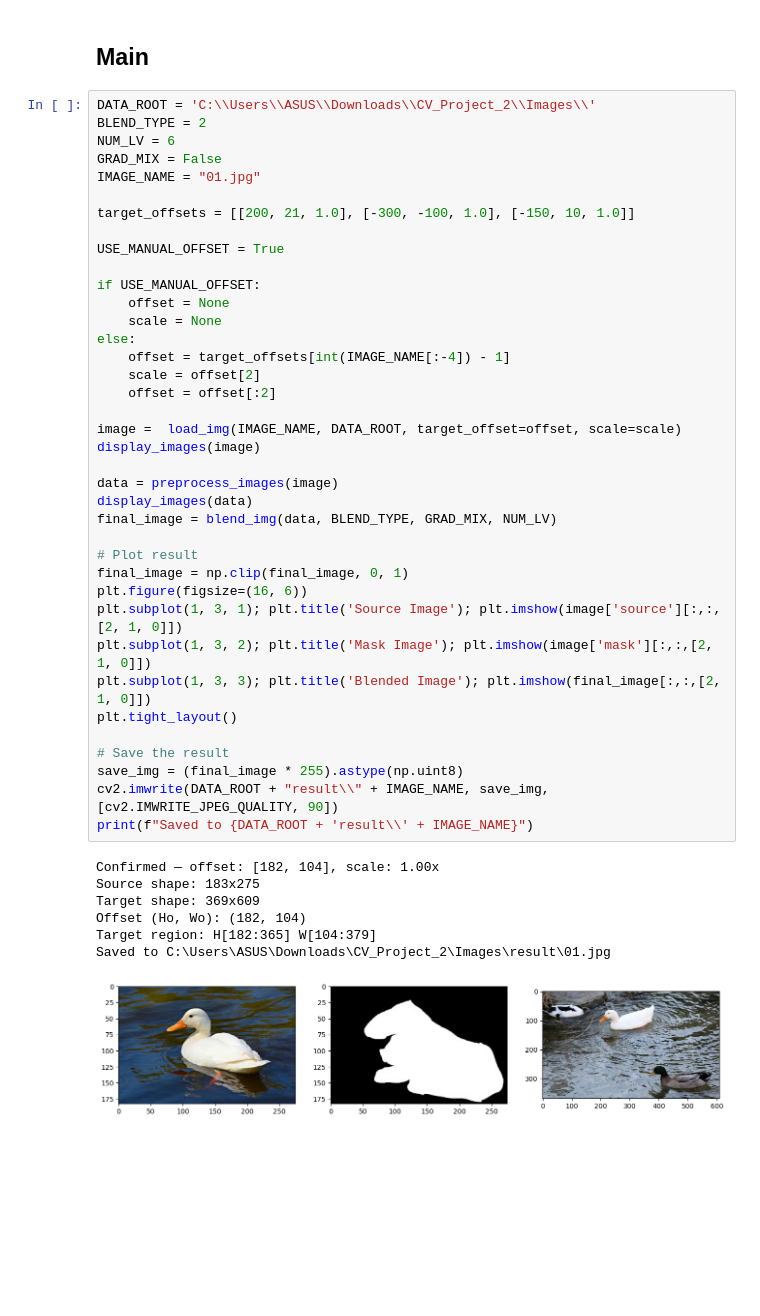
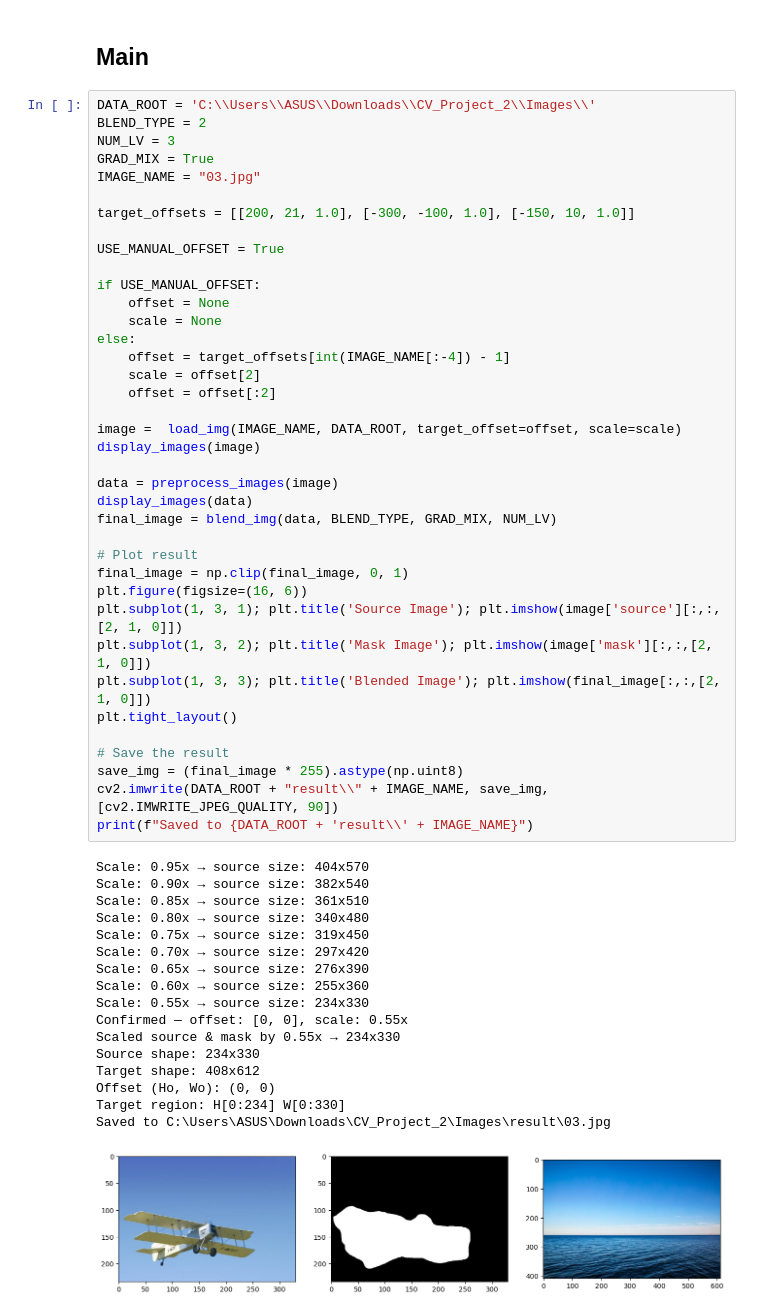
Before and after one commit to CaPPok/CV_Project_2, a Jupyter notebook: SourceCode/module1.ipynb, the cells around one changed output. Saved outputs shown, nothing was run; the diff lists cells and outputs as text; blank space fills up the shorter version.

```diff
--- a/SourceCode/module1.ipynb
+++ b/SourceCode/module1.ipynb
@@ -496,46 +496,56 @@ def blend_img(data, BLEND_TYPE, GRAD_MIX = False, NUM_LV = 6):
 # %%
 DATA_ROOT = 'C:\\Users\\ASUS\\Downloads\\CV_Project_2\\Images\\'
 BLEND_TYPE = 2
-NUM_LV = 6
-GRAD_MIX = False
-IMAGE_NAME = "01.jpg"
+NUM_LV = 3
+GRAD_MIX = True
+IMAGE_NAME = "03.jpg"
 
 target_offsets = [[200, 21, 1.0], [-300, -100, 1.0], [-150, 10, 1.0]]
 
 USE_MANUAL_OFFSET = True
 
 if USE_MANUAL_OFFSET:
     offset = None
     scale = None
 else:
     offset = target_offsets[int(IMAGE_NAME[:-4]) - 1]
     scale = offset[2]
     offset = offset[:2]
 
 image =  load_img(IMAGE_NAME, DATA_ROOT, target_offset=offset, scale=scale)
 display_images(image)
 
 data = preprocess_images(image)
 display_images(data)
 final_image = blend_img(data, BLEND_TYPE, GRAD_MIX, NUM_LV)
 
 # Plot result
 final_image = np.clip(final_image, 0, 1)
 plt.figure(figsize=(16, 6))
 plt.subplot(1, 3, 1); plt.title('Source Image'); plt.imshow(image['source'][:,:,[2, 1, 0]])
 plt.subplot(1, 3, 2); plt.title('Mask Image'); plt.imshow(image['mask'][:,:,[2, 1, 0]])
 plt.subplot(1, 3, 3); plt.title('Blended Image'); plt.imshow(final_image[:,:,[2, 1, 0]])
 plt.tight_layout()
 
 # Save the result
 save_img = (final_image * 255).astype(np.uint8)
 cv2.imwrite(DATA_ROOT + "result\\" + IMAGE_NAME, save_img, [cv2.IMWRITE_JPEG_QUALITY, 90])
 print(f"Saved to {DATA_ROOT + 'result\\' + IMAGE_NAME}")
 # %% [output]
-Confirmed — offset: [182, 104], scale: 1.00x
-Source shape: 183x275
-Target shape: 369x609
-Offset (Ho, Wo): (182, 104)
-Target region: H[182:365] W[104:379]
-Saved to C:\Users\ASUS\Downloads\CV_Project_2\Images\result\01.jpg
+Scale: 0.95x → source size: 404x570
+Scale: 0.90x → source size: 382x540
+Scale: 0.85x → source size: 361x510
+Scale: 0.80x → source size: 340x480
+Scale: 0.75x → source size: 319x450
+Scale: 0.70x → source size: 297x420
+Scale: 0.65x → source size: 276x390
+Scale: 0.60x → source size: 255x360
+Scale: 0.55x → source size: 234x330
+Confirmed — offset: [0, 0], scale: 0.55x
+Scaled source & mask by 0.55x → 234x330
+Source shape: 234x330
+Target shape: 408x612
+Offset (Ho, Wo): (0, 0)
+Target region: H[0:234] W[0:330]
+Saved to C:\Users\ASUS\Downloads\CV_Project_2\Images\result\03.jpg
-[figure, old version]
+[figure, new version]
```
Also changed, not shown: parts of 1 cell of this notebook, 4 other files.
